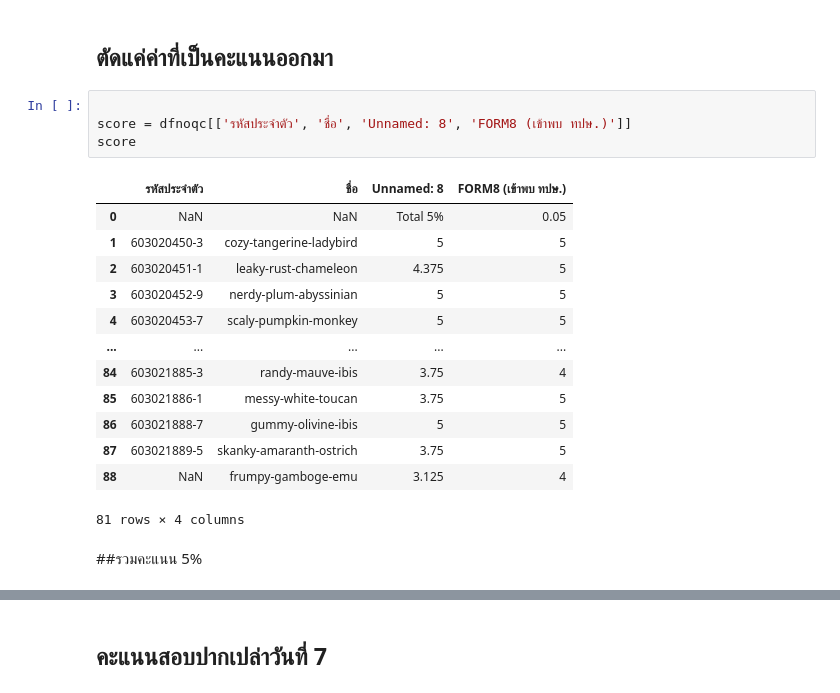
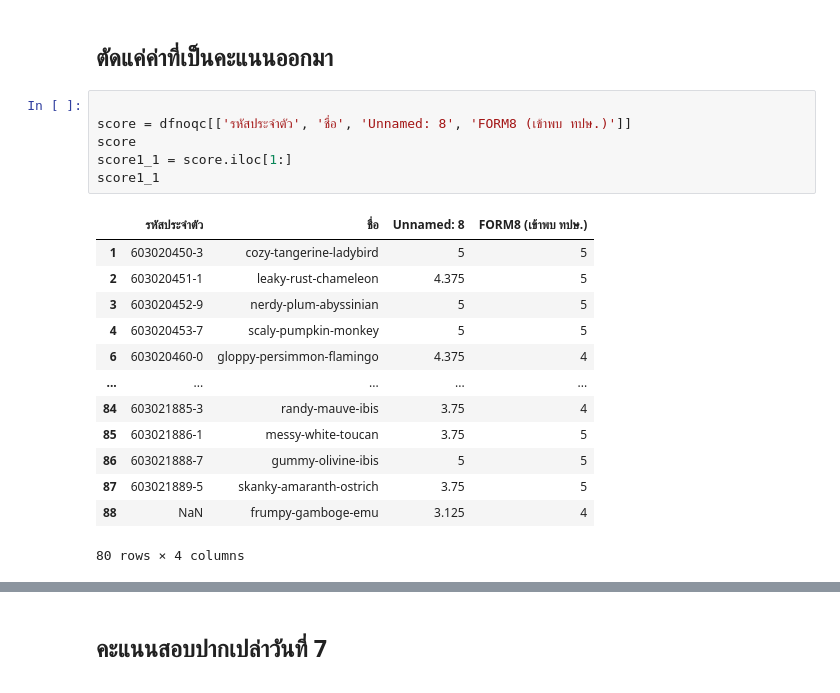
Before and after one commit to jiriyaporn/data_viz, a Jupyter notebook: DataViz_Midterm_2021.ipynb, the cells around one changed output, grey strips where cells are left out. Cells and saved outputs as stored; diff of their text form.

```diff
--- a/DataViz_Midterm_2021.ipynb
+++ b/DataViz_Midterm_2021.ipynb
@@ -271,20 +271,20 @@ dfnoqc
 # %%
 
 score = dfnoqc[['รหัสประจำตัว',	'ชื่อ', 'Unnamed: 8', 'FORM8 (เข้าพบ ทปษ.)']]
 score
+score1_1 = score.iloc[1:]
+score1_1
 # %% [output]
 |  | รหัสประจำตัว | ชื่อ | Unnamed: 8 | FORM8 (เข้าพบ ทปษ.) |
-| 0 | NaN | NaN | Total 5% | 0.05 |
 | 1 | 603020450-3 | cozy-tangerine-ladybird | 5 | 5 |
 | 2 | 603020451-1 | leaky-rust-chameleon | 4.375 | 5 |
 | 3 | 603020452-9 | nerdy-plum-abyssinian | 5 | 5 |
 | 4 | 603020453-7 | scaly-pumpkin-monkey | 5 | 5 |
+| 6 | 603020460-0 | gloppy-persimmon-flamingo | 4.375 | 4 |
 | ... | ... | ... | ... | ... |
 | 84 | 603021885-3 | randy-mauve-ibis | 3.75 | 4 |
 | 85 | 603021886-1 | messy-white-toucan | 3.75 | 5 |
 | 86 | 603021888-7 | gummy-olivine-ibis | 5 | 5 |
 | 87 | 603021889-5 | skanky-amaranth-ostrich | 3.75 | 5 |
 | 88 | NaN | frumpy-gamboge-emu | 3.125 | 4 |
-81 rows × 4 columns
+80 rows × 4 columns
-# %% [markdown]
-##รวมคะแนน 5%
```
Also changed, not shown: parts of 43 cells of this notebook.
